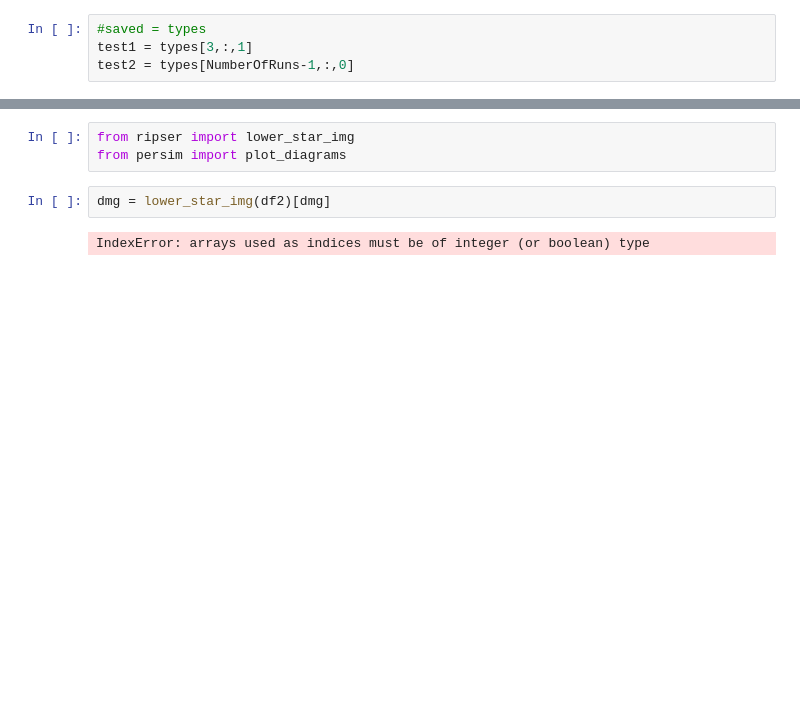
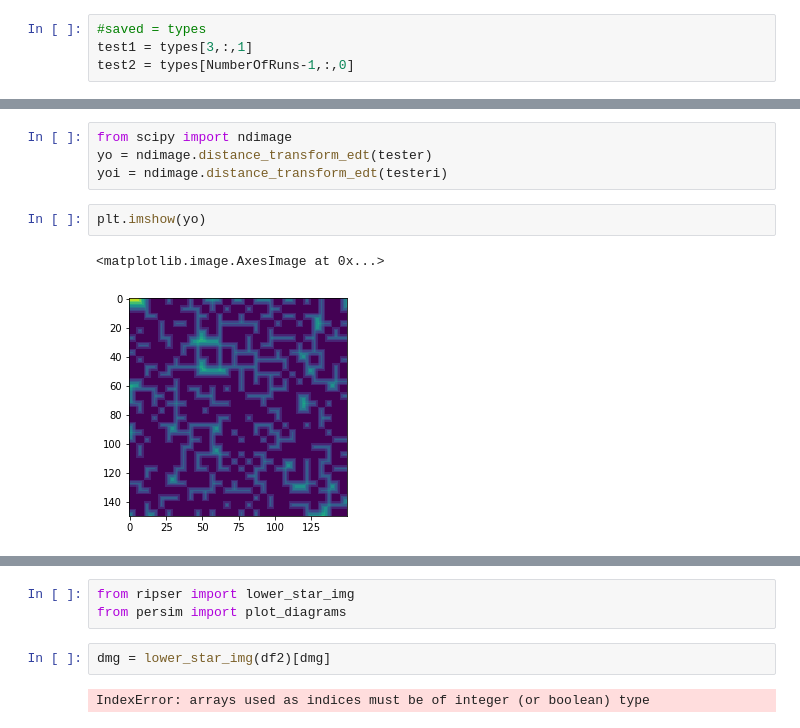
Before and after one commit to rneuhausler/coralModel-analyses, a Jupyter notebook: scripts/coralModelTDA.ipynb, the cells around one changed output, grey strips where cells are left out. Saved outputs shown, nothing was run; the diff lists cells and outputs as text; blank space fills up the shorter version.

```diff
--- a/scripts/coralModelTDA.ipynb
+++ b/scripts/coralModelTDA.ipynb
@@ -247,0 +160,9 @@ initialFinal(data1=df1, data2=df2)
+# %%
+from scipy import ndimage
+yo = ndimage.distance_transform_edt(tester)
+yoi = ndimage.distance_transform_edt(testeri)
+# %%
+plt.imshow(yo)
+# %% [output]
+<matplotlib.image.AxesImage at 0x...>
+[figure, added]
```
Also changed, not shown: parts of 16 cells of this notebook, 1 other file.
